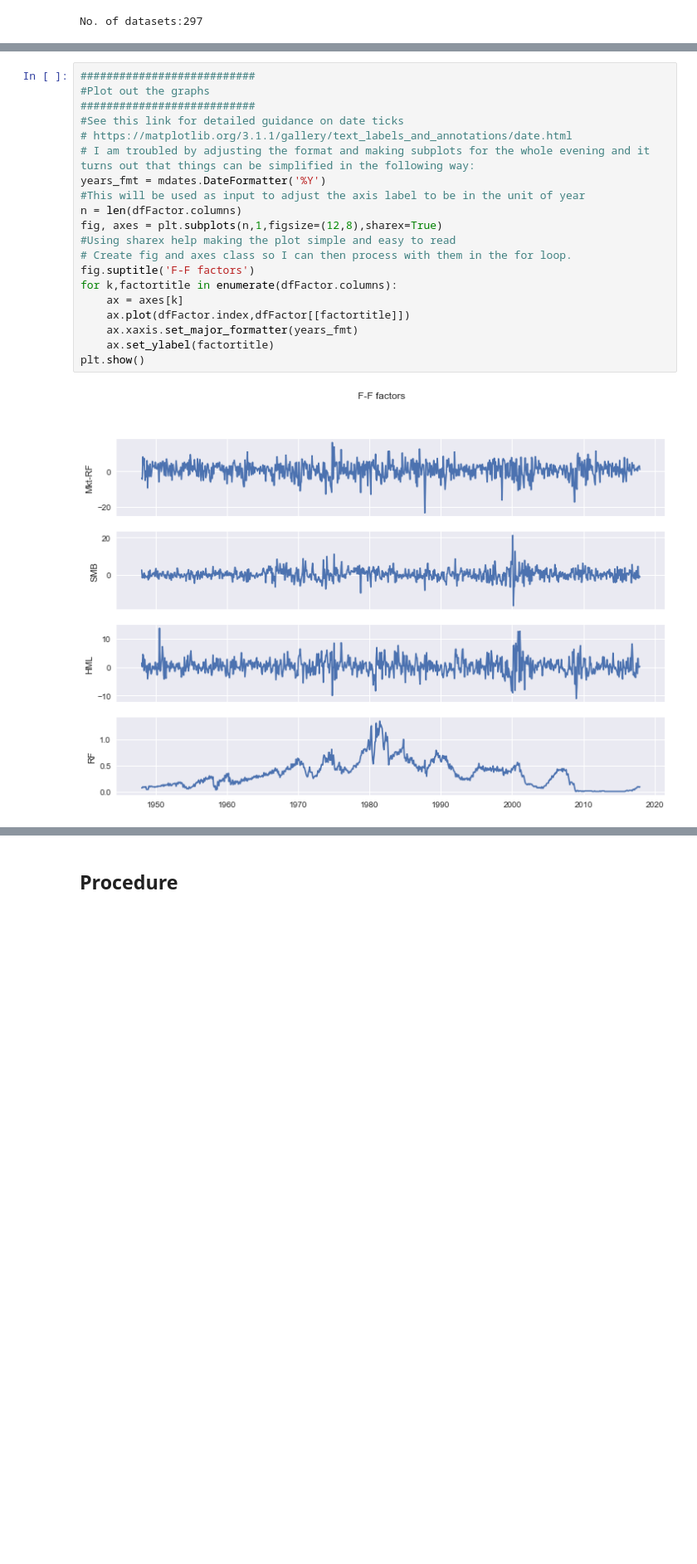
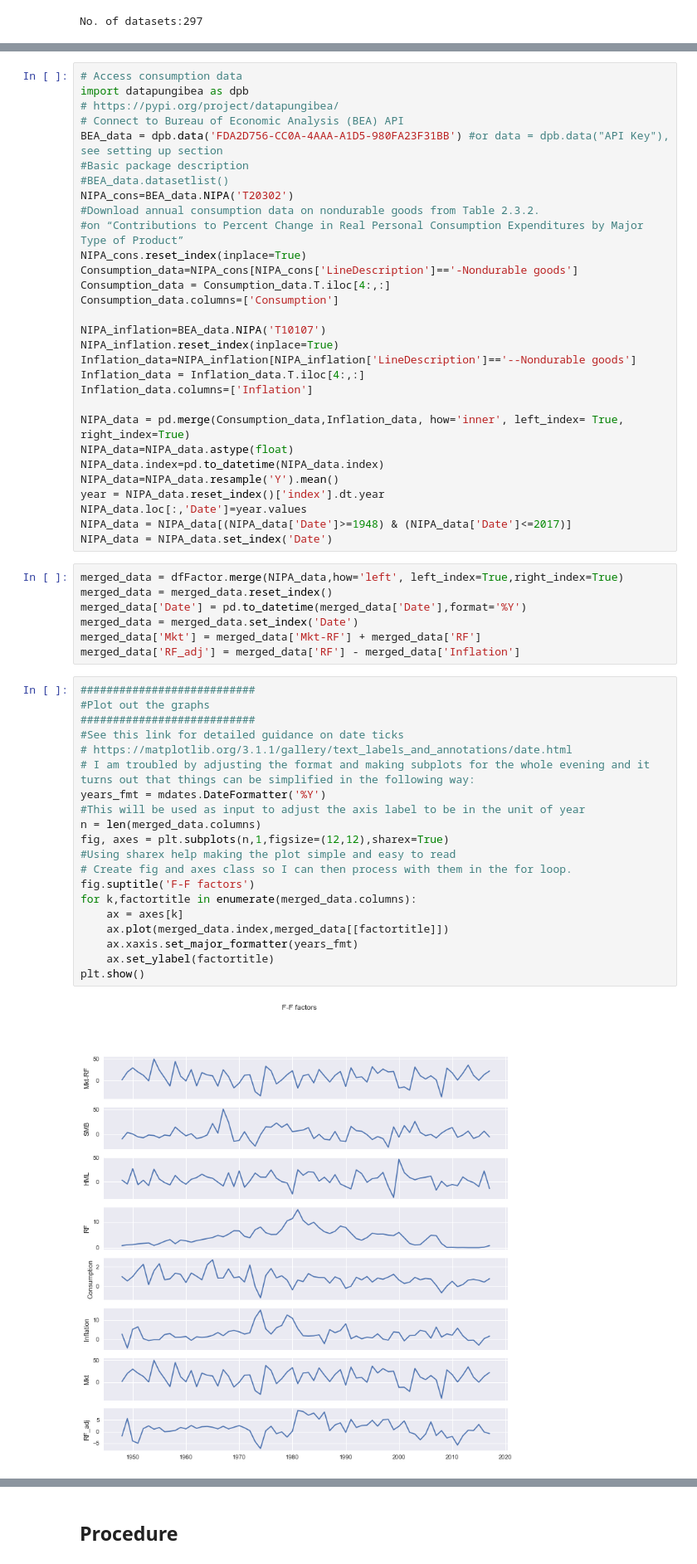
Before and after one commit to Wentworthliu123/Empirical-Asset-Pricing-A-2021, a Jupyter notebook: HW1_Puzzles.ipynb, the cells around one changed output, grey strips where cells are left out. Shown at 83% size. Drawn from its saved outputs; the diff is of its cells as text; blank space fills up the shorter version.

Commit message:
I have some progress on data processing and statistical summary, note the I applied log transformation to the entire dataframe

```diff
--- a/HW1_Puzzles.ipynb
+++ b/HW1_Puzzles.ipynb
@@ -88,23 +89,60 @@ dfFactor.index=pd.to_datetime(dfFactor.index)
 #Obtained dt64, which is needed for the plotting
+# %%
+# Access consumption data
+import datapungibea as dpb
+# https://pypi.org/project/datapungibea/
+# Connect to Bureau of Economic Analysis (BEA) API
+BEA_data = dpb.data('FDA2D756-CC0A-4AAA-A1D5-980FA23F31BB') #or data = dpb.data("API Key"), see setting up section
+#Basic package description
+#BEA_data.datasetlist()
+NIPA_cons=BEA_data.NIPA('T20302')
+#Download annual consumption data on nondurable goods from Table 2.3.2.
+#on “Contributions to Percent Change in Real Personal Consumption Expenditures by Major Type of Product”
+NIPA_cons.reset_index(inplace=True)
+Consumption_data=NIPA_cons[NIPA_cons['LineDescription']=='-Nondurable goods']
+Consumption_data = Consumption_data.T.iloc[4:,:]
+Consumption_data.columns=['Consumption']
+
+NIPA_inflation=BEA_data.NIPA('T10107')
+NIPA_inflation.reset_index(inplace=True)
+Inflation_data=NIPA_inflation[NIPA_inflation['LineDescription']=='--Nondurable goods']
+Inflation_data = Inflation_data.T.iloc[4:,:]
+Inflation_data.columns=['Inflation']
+
+NIPA_data = pd.merge(Consumption_data,Inflation_data, how='inner', left_index= True, right_index=True)
+NIPA_data=NIPA_data.astype(float)
+NIPA_data.index=pd.to_datetime(NIPA_data.index)
+NIPA_data=NIPA_data.resample('Y').mean()
+year = NIPA_data.reset_index()['index'].dt.year
+NIPA_data.loc[:,'Date']=year.values
+NIPA_data = NIPA_data[(NIPA_data['Date']>=1948) & (NIPA_data['Date']<=2017)]
+NIPA_data = NIPA_data.set_index('Date')
+# %%
+merged_data = dfFactor.merge(NIPA_data,how='left', left_index=True,right_index=True)
+merged_data = merged_data.reset_index()
+merged_data['Date'] = pd.to_datetime(merged_data['Date'],format='%Y')
+merged_data = merged_data.set_index('Date')
+merged_data['Mkt'] = merged_data['Mkt-RF'] + merged_data['RF']
+merged_data['RF_adj'] = merged_data['RF'] - merged_data['Inflation']
 # %%
 ###########################
 #Plot out the graphs
 ###########################
 #See this link for detailed guidance on date ticks
 # https://matplotlib.org/3.1.1/gallery/text_labels_and_annotations/date.html
 # I am troubled by adjusting the format and making subplots for the whole evening and it turns out that things can be simplified in the following way:
 years_fmt = mdates.DateFormatter('%Y')
 #This will be used as input to adjust the axis label to be in the unit of year
-n = len(dfFactor.columns)
-fig, axes = plt.subplots(n,1,figsize=(12,8),sharex=True)
+n = len(merged_data.columns)
+fig, axes = plt.subplots(n,1,figsize=(12,12),sharex=True)
 #Using sharex help making the plot simple and easy to read
 # Create fig and axes class so I can then process with them in the for loop.
 fig.suptitle('F-F factors')
-for k,factortitle in enumerate(dfFactor.columns):
+for k,factortitle in enumerate(merged_data.columns):
     ax = axes[k]
-    ax.plot(dfFactor.index,dfFactor[[factortitle]])
+    ax.plot(merged_data.index,merged_data[[factortitle]])
     ax.xaxis.set_major_formatter(years_fmt)
     ax.set_ylabel(factortitle)
 plt.show()
 # %% [output]
-[figure, old version]
+[figure, new version]
```
Also changed, not shown: parts of 4 cells of this notebook.
